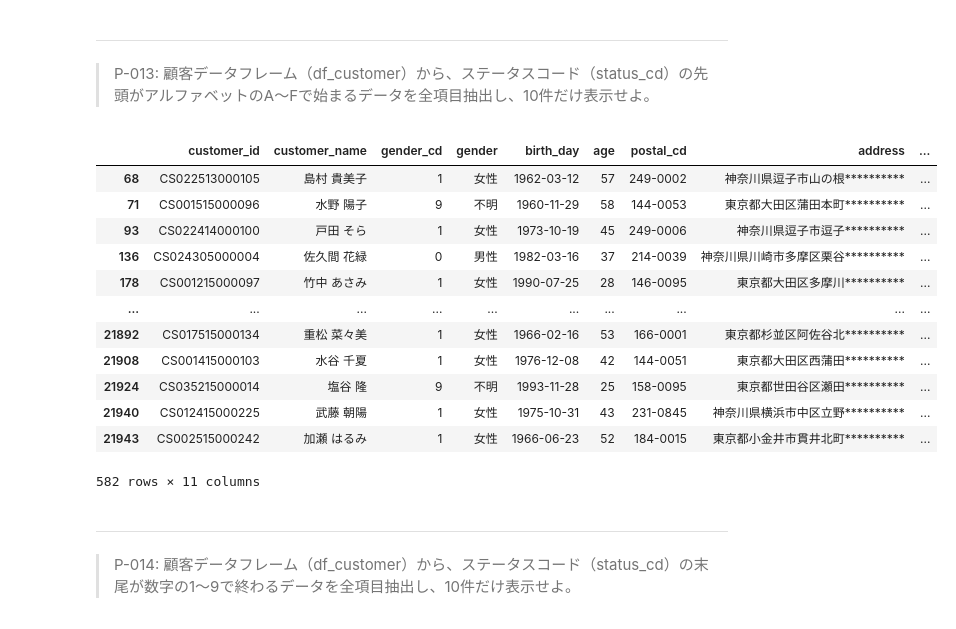
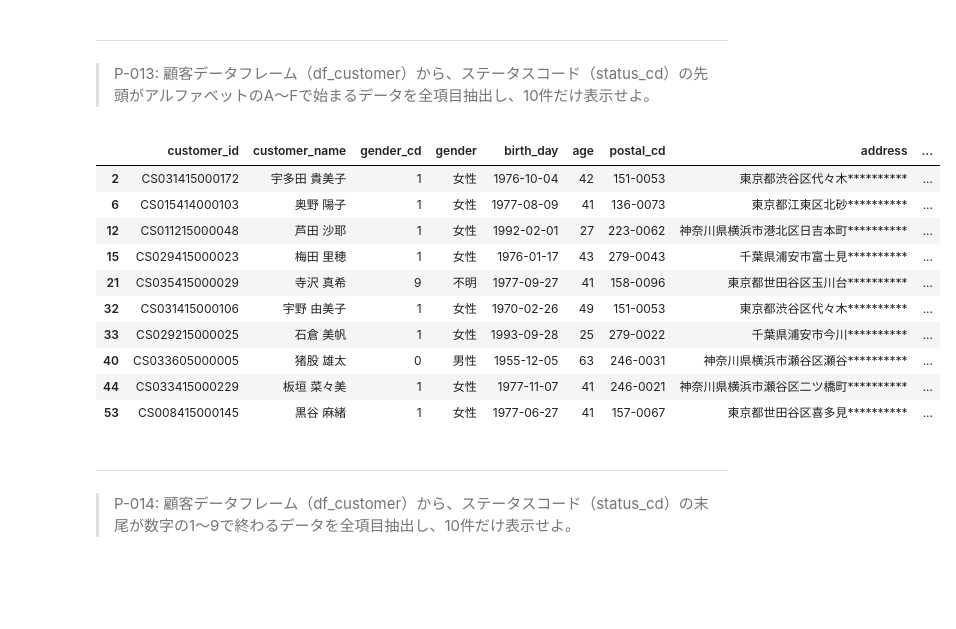
Before and after one commit to shgtkshruch/100knocks-preprocess, a Jupyter notebook: docker/work/preprocess_knock_Python.ipynb, the cells around one changed output. Drawn from its saved outputs; the diff is of its cells as text; code cells hidden in the pictures; blank space fills up the shorter version.

```diff
--- a/docker/work/preprocess_knock_Python.ipynb
+++ b/docker/work/preprocess_knock_Python.ipynb
@@ -274,21 +274,19 @@ df_store.query('address.str.contains("横浜市")', engine='python')
 ---
 > P-013: 顧客データフレーム（df_customer）から、ステータスコード（status_cd）の先頭がアルファベットのA〜Fで始まるデータを全項目抽出し、10件だけ表示せよ。
 # %%
-df_customer.query('status_cd.str.startswith("A")', engine='python')
+df_customer.query("status_cd.str.contains('^[A-F]', regex=True)", engine='python').head(10)
 # %% [output]
 |  | customer_id | customer_name | gender_cd | gender | birth_day | age | postal_cd | address | ... |
-| 68 | CS022513000105 | 島村 貴美子 | 1 | 女性 | 1962-03-12 | 57 | 249-0002 | 神奈川県逗子市山の根********** | ... |
-| 71 | CS001515000096 | 水野 陽子 | 9 | 不明 | 1960-11-29 | 58 | 144-0053 | 東京都大田区蒲田本町********** | ... |
-| 93 | CS022414000100 | 戸田 そら | 1 | 女性 | 1973-10-19 | 45 | 249-0006 | 神奈川県逗子市逗子********** | ... |
-| 136 | CS024305000004 | 佐久間 花緑 | 0 | 男性 | 1982-03-16 | 37 | 214-0039 | 神奈川県川崎市多摩区栗谷********** | ... |
-| 178 | CS001215000097 | 竹中 あさみ | 1 | 女性 | 1990-07-25 | 28 | 146-0095 | 東京都大田区多摩川********** | ... |
-| ... | ... | ... | ... | ... | ... | ... | ... | ... | ... |
-| 21892 | CS017515000134 | 重松 菜々美 | 1 | 女性 | 1966-02-16 | 53 | 166-0001 | 東京都杉並区阿佐谷北********** | ... |
-| 21908 | CS001415000103 | 水谷 千夏 | 1 | 女性 | 1976-12-08 | 42 | 144-0051 | 東京都大田区西蒲田********** | ... |
-| 21924 | CS035215000014 | 塩谷 隆 | 9 | 不明 | 1993-11-28 | 25 | 158-0095 | 東京都世田谷区瀬田********** | ... |
-| 21940 | CS012415000225 | 武藤 朝陽 | 1 | 女性 | 1975-10-31 | 43 | 231-0845 | 神奈川県横浜市中区立野********** | ... |
-| 21943 | CS002515000242 | 加瀬 はるみ | 1 | 女性 | 1966-06-23 | 52 | 184-0015 | 東京都小金井市貫井北町********** | ... |
+| 2 | CS031415000172 | 宇多田 貴美子 | 1 | 女性 | 1976-10-04 | 42 | 151-0053 | 東京都渋谷区代々木********** | ... |
+| 6 | CS015414000103 | 奥野 陽子 | 1 | 女性 | 1977-08-09 | 41 | 136-0073 | 東京都江東区北砂********** | ... |
+| 12 | CS011215000048 | 芦田 沙耶 | 1 | 女性 | 1992-02-01 | 27 | 223-0062 | 神奈川県横浜市港北区日吉本町********** | ... |
+| 15 | CS029415000023 | 梅田 里穂 | 1 | 女性 | 1976-01-17 | 43 | 279-0043 | 千葉県浦安市富士見********** | ... |
+| 21 | CS035415000029 | 寺沢 真希 | 9 | 不明 | 1977-09-27 | 41 | 158-0096 | 東京都世田谷区玉川台********** | ... |
+| 32 | CS031415000106 | 宇野 由美子 | 1 | 女性 | 1970-02-26 | 49 | 151-0053 | 東京都渋谷区代々木********** | ... |
+| 33 | CS029215000025 | 石倉 美帆 | 1 | 女性 | 1993-09-28 | 25 | 279-0022 | 千葉県浦安市今川********** | ... |
+| 40 | CS033605000005 | 猪股 雄太 | 0 | 男性 | 1955-12-05 | 63 | 246-0031 | 神奈川県横浜市瀬谷区瀬谷********** | ... |
+| 44 | CS033415000229 | 板垣 菜々美 | 1 | 女性 | 1977-11-07 | 41 | 246-0021 | 神奈川県横浜市瀬谷区二ツ橋町********** | ... |
+| 53 | CS008415000145 | 黒谷 麻緒 | 1 | 女性 | 1977-06-27 | 41 | 157-0067 | 東京都世田谷区喜多見********** | ... |
-582 rows × 11 columns
 # %% [markdown]
 ---
 > P-014: 顧客データフレーム（df_customer）から、ステータスコード（status_cd）の末尾が数字の1〜9で終わるデータを全項目抽出し、10件だけ表示せよ。
```
